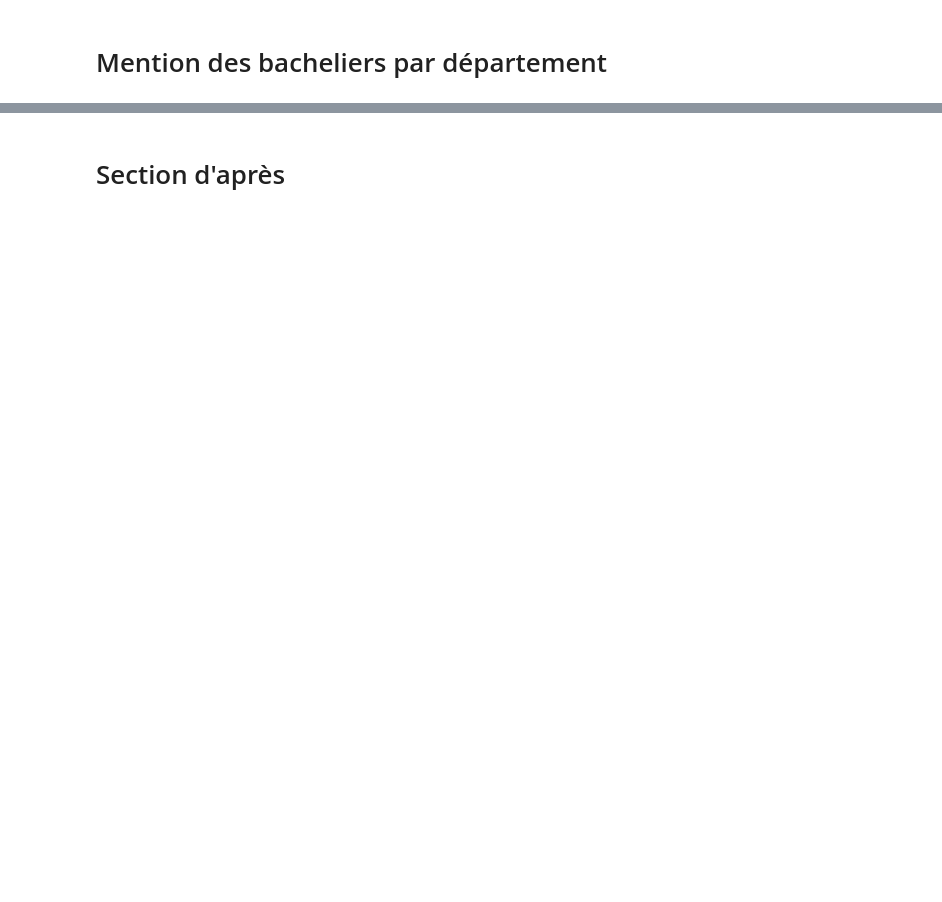
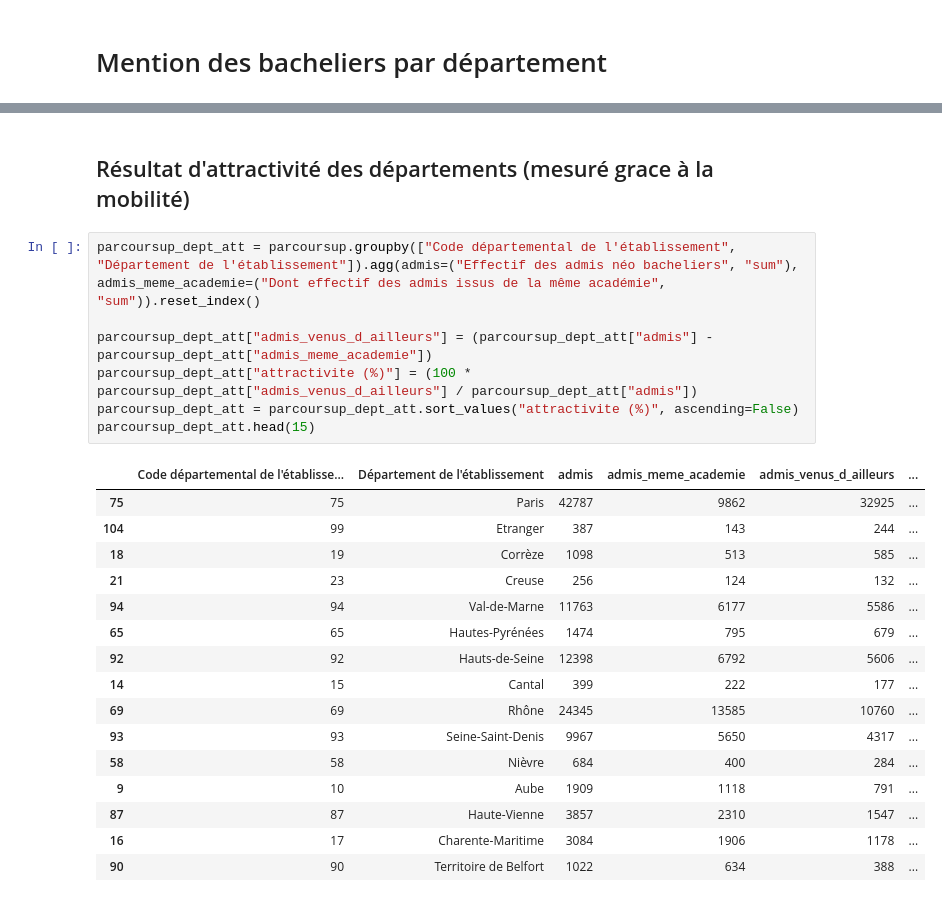
Before and after one commit to ma2nons/Projet-python, a Jupyter notebook: département/parcoursup.ipynb, the cells around one changed output, grey strips where cells are left out. Drawn from its saved outputs; the diff is of its cells as text; blank space fills up the shorter version.

```diff
--- a/département/parcoursup.ipynb
+++ b/département/parcoursup.ipynb
@@ -75,4 +122,29 @@ parcoursup_dept.head()
 | 3 | 04 | Alpes-de-Haute-Provence | 243 | 87 | ... |
 | 4 | 05 | Hautes-Alpes | 308 | 124 | ... |
 # %% [markdown]
-# Section d'après
+## Résultat d'attractivité des départements (mesuré grace à la mobilité)
+# %%
+parcoursup_dept_att = parcoursup.groupby(["Code départemental de l'établissement", "Département de l'établissement"]).agg(admis=("Effectif des admis néo bacheliers", "sum"),
+admis_meme_academie=("Dont effectif des admis issus de la même académie", "sum")).reset_index()
+
+parcoursup_dept_att["admis_venus_d_ailleurs"] = (parcoursup_dept_att["admis"] - parcoursup_dept_att["admis_meme_academie"])
+parcoursup_dept_att["attractivite (%)"] = (100 * parcoursup_dept_att["admis_venus_d_ailleurs"] / parcoursup_dept_att["admis"])
+parcoursup_dept_att = parcoursup_dept_att.sort_values("attractivite (%)", ascending=False)
+parcoursup_dept_att.head(15)
+# %% [output]
+|  | Code départemental de l'établisse... | Département de l'établissement | admis | admis_meme_academie | admis_venus_d_ailleurs | ... |
+| 75 | 75 | Paris | 42787 | 9862 | 32925 | ... |
+| 104 | 99 | Etranger | 387 | 143 | 244 | ... |
+| 18 | 19 | Corrèze | 1098 | 513 | 585 | ... |
+| 21 | 23 | Creuse | 256 | 124 | 132 | ... |
+| 94 | 94 | Val-de-Marne | 11763 | 6177 | 5586 | ... |
+| 65 | 65 | Hautes-Pyrénées | 1474 | 795 | 679 | ... |
+| 92 | 92 | Hauts-de-Seine | 12398 | 6792 | 5606 | ... |
+| 14 | 15 | Cantal | 399 | 222 | 177 | ... |
+| 69 | 69 | Rhône | 24345 | 13585 | 10760 | ... |
+| 93 | 93 | Seine-Saint-Denis | 9967 | 5650 | 4317 | ... |
+| 58 | 58 | Nièvre | 684 | 400 | 284 | ... |
+| 9 | 10 | Aube | 1909 | 1118 | 791 | ... |
+| 87 | 87 | Haute-Vienne | 3857 | 2310 | 1547 | ... |
+| 16 | 17 | Charente-Maritime | 3084 | 1906 | 1178 | ... |
+| 90 | 90 | Territoire de Belfort | 1022 | 634 | 388 | ... |
```
Also changed, not shown: parts of 6 cells of this notebook.
